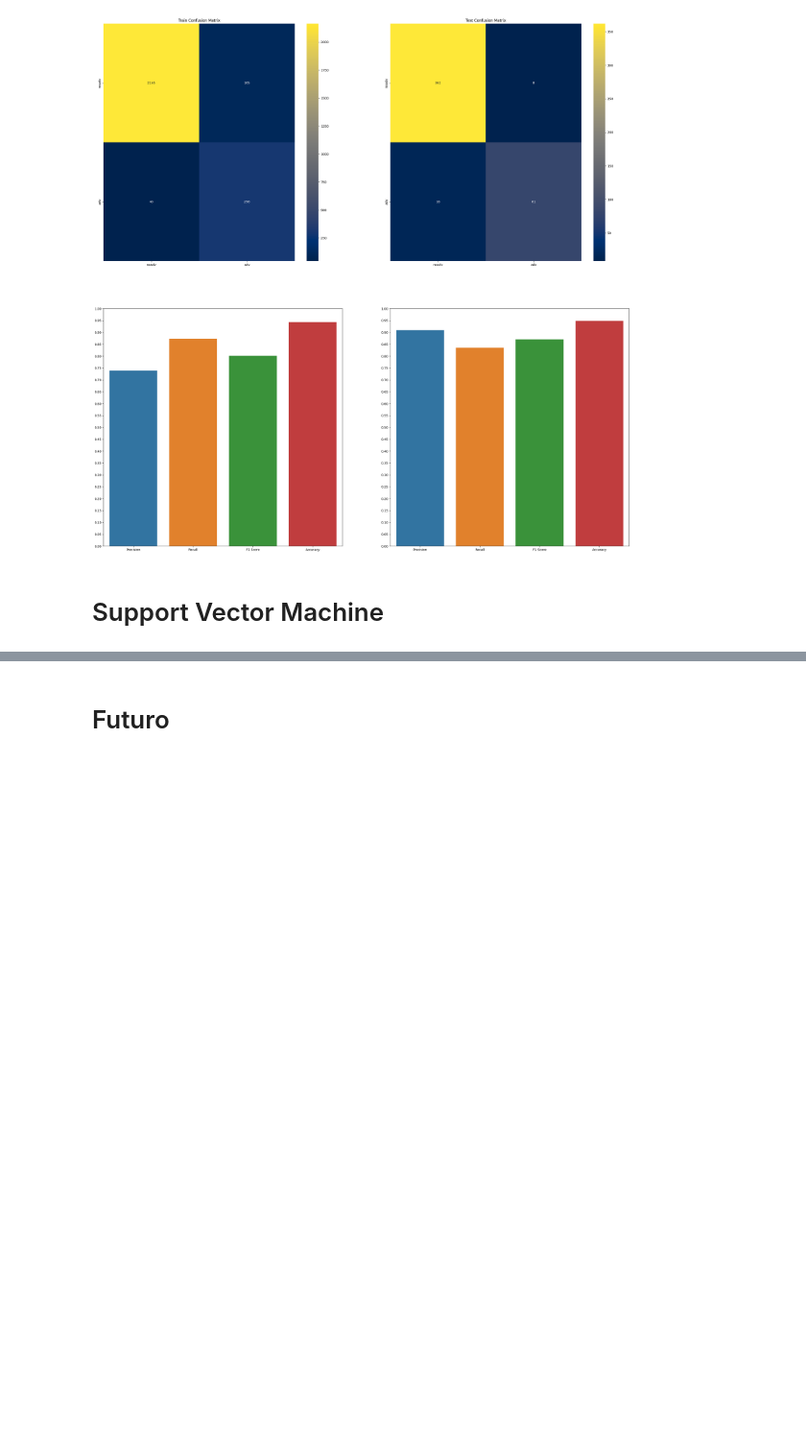
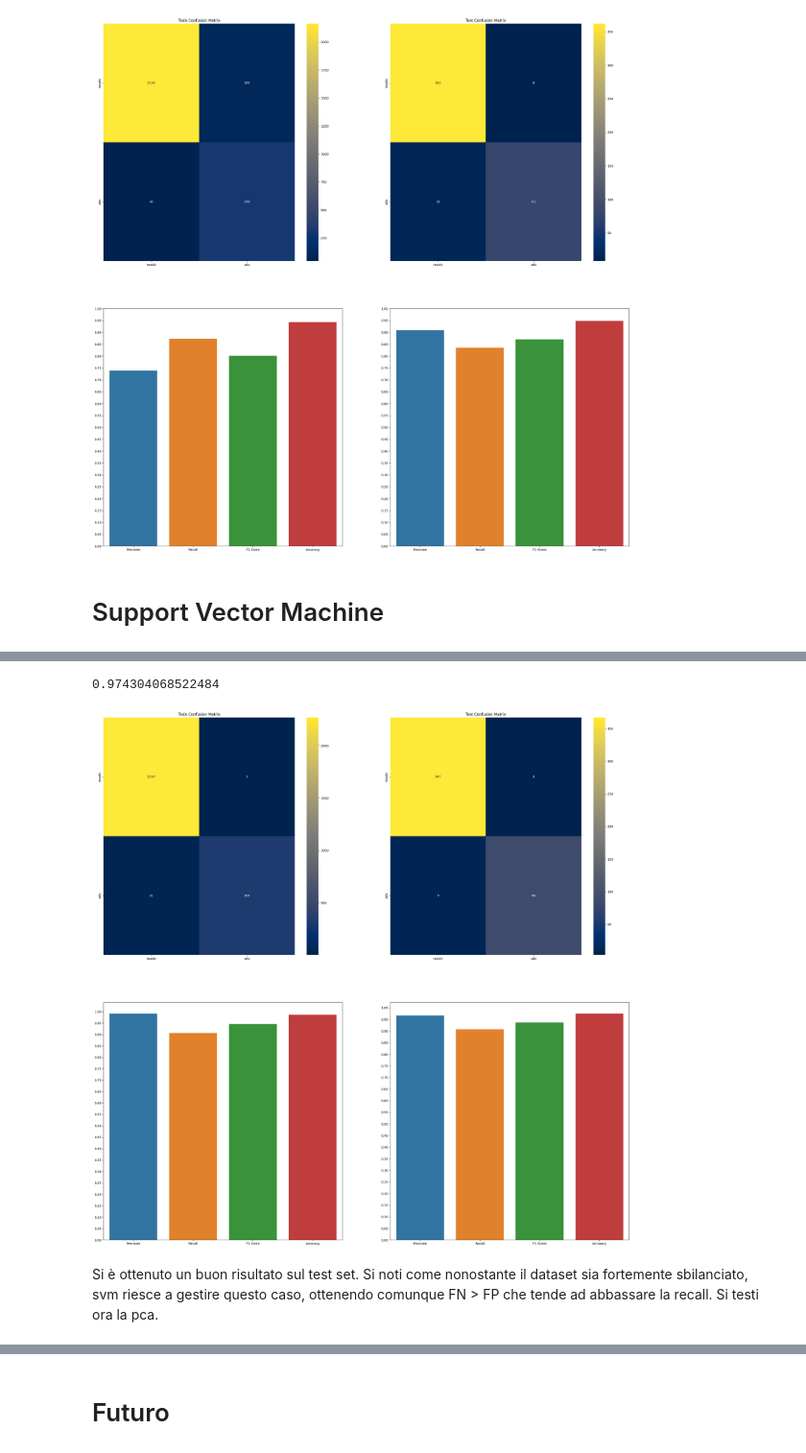
Before and after one commit to wredan/fad-project, a Jupyter notebook: notebook.ipynb, the cells around one changed output, grey strips where cells are left out. Shown at 96% size. Drawn from its saved outputs; the diff is of its cells as text; code cells hidden in the pictures; blank space fills up the shorter version.

```diff
--- a/notebook.ipynb
+++ b/notebook.ipynb
@@ -554,7 +555,7 @@ Nel prossimo capitolo, si esaminerà l'applicazione delle tecniche di regression
 Le prestazioni degli algoritmi saranno valutate in termini di Accuracy, Precision, Recall ed F1 score, verrà inoltre visualizzata la matrice di cofusione. Si definisce per lo scopo la seguente funzione:
 # %%
 classes = ["noadv",  "adv"]
-def metrics_printer(Y_train, pred_train, Y_test, pred_test):
+def print_metrics(Y_train, pred_train, Y_test, pred_test):
     fig, axs = plt.subplots(2, 2, figsize=(30,30))
 
     for idx, (Y, pred, title) in enumerate(zip([Y_train, Y_test], [pred_train, pred_test], ["Train Confusion Matrix", "Test Confusion Matrix"])):
@@ -909,0 +862,22 @@ metrics_printer(pca_train_set['Class'], train_pred, pca_test_set['Class'], test_
+# %%
+def get_grid_search():
+    params = {
+    'C': [0.01, 0.1, 1, 10],  # random values between 0.01 and 1
+    # 'gamma': [0.0001, 0.001, 0.01],  # for not linear kernel
+    'kernel': ['linear']  # only 'linear' kernel ['linear', 'poly', 'rbf']
+    }
+    return GridSearchCV(SVC(),
+        params,
+        verbose=10)
+
+def train_svm_and_predict(train_dataset, test_dataset, **kwargs):
+    # Creazione e addestramento del modello
+    svm = SVC(**kwargs)
+    model = svm.fit(train_dataset.drop('Class', axis=1), train_dataset['Class'])
+
+    # Predizione sul training set e sul test set
+    train_pred = model.predict(train_dataset.drop('Class', axis=1))
+    test_pred = model.predict(test_dataset.drop('Class', axis=1))
+
+    # Calcolo delle metriche
+    print_metrics(train_dataset['Class'], train_pred, test_dataset['Class'], test_pred)
@@ -909,0 +907,7 @@ metrics_printer(pca_train_set['Class'], train_pred, pca_test_set['Class'], test_
+# %%
+train_svm_and_predict(train_set_reduced, test_set_reduced, kernel ='linear', C=1)
+# %% [output]
+0.974304068522484
+[figure, added]
+# %% [markdown]
+Si è ottenuto un buon risultato sul test set. Si noti come nonostante il dataset sia fortemente sbilanciato, svm riesce a gestire questo caso, ottenendo comunque FN > FP che tende ad abbassare la recall. Si testi ora la pca.
```
Also changed, not shown: parts of 20 cells of this notebook.
